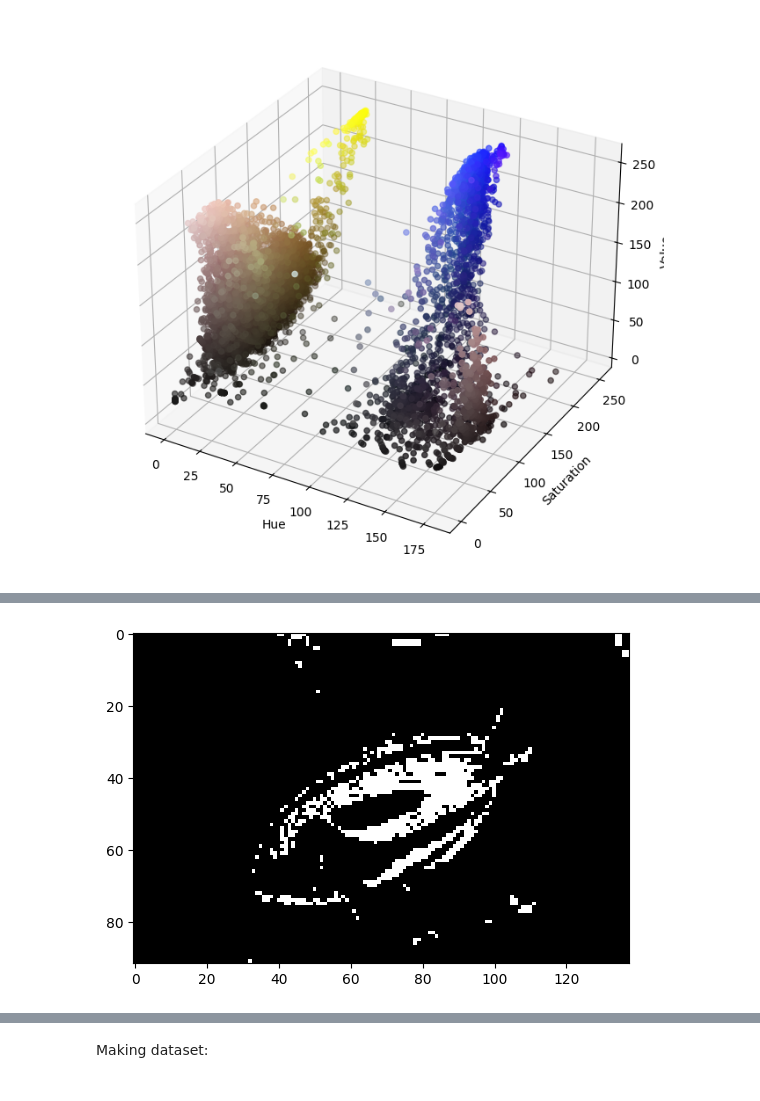
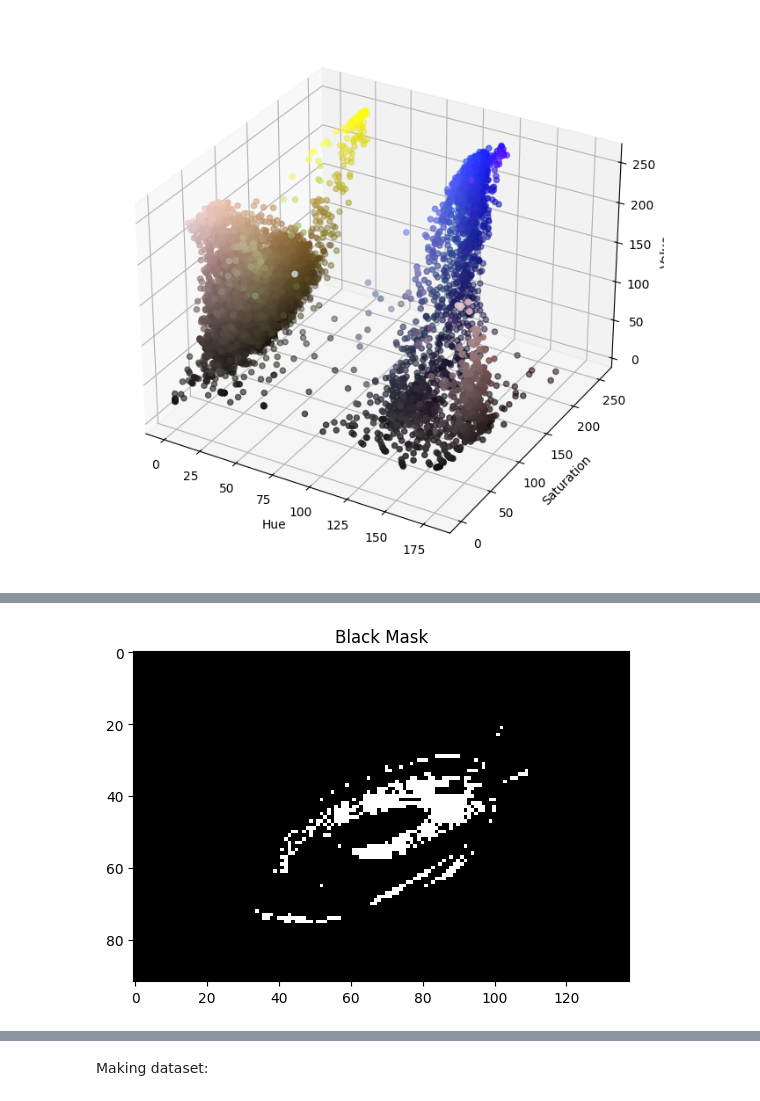
Before and after one commit to Shima-Bazzazan/Pylearn, a Jupyter notebook: 6.MachineLearning/Assignment_43/finding_Dory/finding_dory_KNN.ipynb, the cells around one changed output, grey strips where cells are left out. Saved outputs shown, nothing was run; the diff lists cells and outputs as text; code cells hidden in the pictures.

```diff
--- a/6.MachineLearning/Assignment_43/finding_Dory/finding_dory_KNN.ipynb
+++ b/6.MachineLearning/Assignment_43/finding_Dory/finding_dory_KNN.ipynb
@@ -66,12 +77,13 @@ plt.show()
 # %%
 light_black = (110, 55, 0)
-dark_black = (175, 200, 150)
+dark_black = (140, 190, 90)
 
 mask_black = cv2.inRange(dory_hsv, light_black, dark_black)
 plt.imshow(mask_black, cmap='gray')
+plt.title("Black Mask")
 plt.show()
 # %% [output]
-[figure, old version]
+[figure, new version]
 # %%
 final_mask = mask_blue + mask_yellow + mask_black
 plt.imshow(final_mask, cmap='gray')
```
Also changed, not shown: parts of 38 cells of this notebook, 7 other files.
